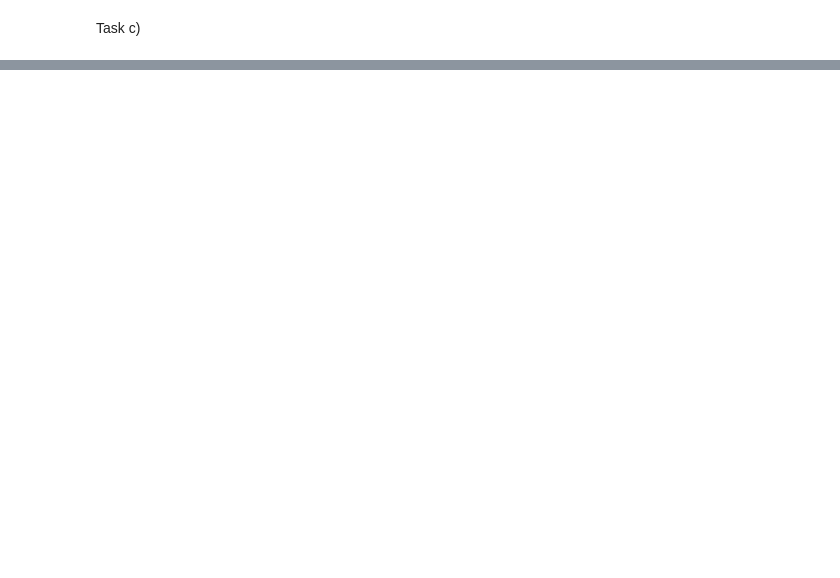
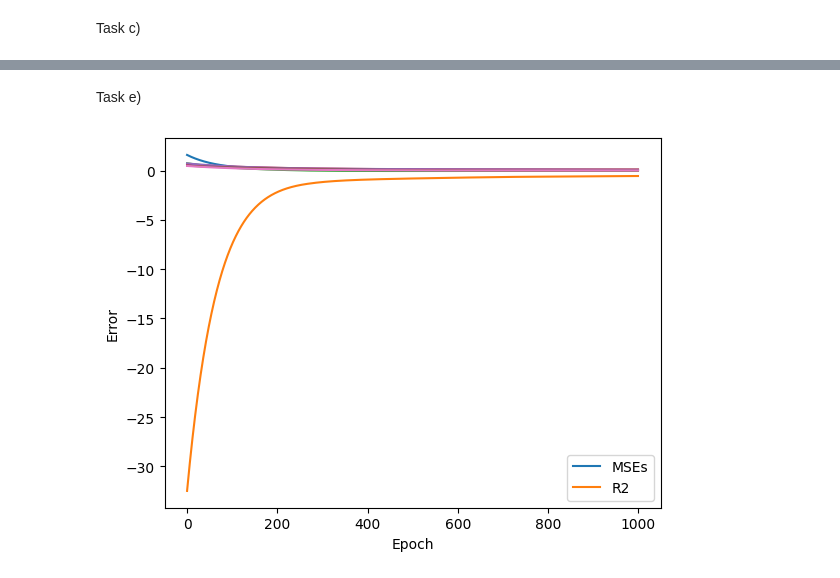
Before and after one commit to m-a-x-98/Fys-stk3155Exercises, a Jupyter notebook: oblig1.ipynb, the cells around one changed output, grey strips where cells are left out. Drawn from its saved outputs; the diff is of its cells as text; code cells hidden in the pictures; blank space fills up the shorter version.

```diff
--- a/oblig1.ipynb
+++ b/oblig1.ipynb
@@ -11,7 +11,10 @@ from tqdm import tqdm
 # %%
-def generateData(nData : int):
+def generateData(nData : int, noise : float) -> tuple[np.array, np.array, np.array, np.array]:
+    """
+    Generates train and test data for the Runge function
+    """
     x = np.linspace(-1, 1, nData)
-    y = 1 / (1 + 25*np.pow(x, 2)) + np.random.normal(0, 1)
+    y = 1 / (1 + 25*np.pow(x, 2)) + np.random.normal(0, noise, size=nData)
 
     return train_test_split(normalize(x.reshape(-1, 1), axis=0, norm='max'), y)
 # %%
@@ -125,15 +125,16 @@ Task c)
 # %%
 class Grads():
     def __init__(self, n, X, y):
-        self.temp1OLS = 2/n * X.T @ X
-        self.temp2OLS = 2/n * X.T @ y
-        self.temp1Ridge = 2/n * X.T @ X
-        self.temp2Ridge = 2/n * X.T @ y
+        self.temp1 = 2/n * X.T @ X
+        self.temp2 = 2/n * X.T @ y
 
     def gOLS(self, theta):
-        return self.temp1OLS @ theta - self.temp2OLS
+        return self.temp1 @ theta - self.temp2
 
 
     def gRidge(self, theta, l):
-        return self.temp1Ridge @ theta - self.temp2Ridge + 2*l*theta
+        return self.temp1 @ theta - self.temp2 + 2*l*theta
+
+    def gLasso(self, theta, l, X, y):
+        return 2/X.shape[0] * (X.T @ X @ theta - X.T @ y) + l*np.sign(theta)
 # %%
@@ -178,0 +236,60 @@ plt.show()
+# %% [markdown]
+Task e)
+# %%
+def gradientDescent3(x_train, x_test, y_train, y_test, n_features, learningRate, epoch, optimizer="adam", momentum=0, seed=0, decay1=0.9, decay2=0.99):
+    if seed != 0: np.random.seed(seed)
+    # Initialize weights for gradient descent
+    theta = np.random.rand(n_features)
+
+    mses = np.ndarray(epoch)
+    R2s = np.ndarray(epoch)
+    thetas = []
+
+    epsilon = 10E-8
+    lr = learningRate
+
+    grads = Grads(100, featureMat(x_train, n_features, noIntercept=True), y_train)
+    lastTheta = theta
+    gradsSum = np.zeros_like(theta)
+    movingAverage = np.zeros_like(theta)
+    movingAverage2 = np.zeros_like(theta)
+
+
+    # Gradient descent loop
+    for t in range(epoch):
+        # Compute gradients for OSL and Ridge
+        grad_OLS = grads.gLasso(theta, 0.01)
+        # Update parameters theta with momentum
+        if optimizer.lower() == "rmsprop" or optimizer.lower() == "adam":
+            movingAverage2 = decay2*movingAverage2 + (1-decay2) * np.pow(grad_OLS, 2)
+            if optimizer.lower() == "rmsprop":
+                theta = theta - lr * grad_OLS / np.sqrt(movingAverage2 + epsilon)
+            else:
+                movingAverage = (decay1*movingAverage + (1-decay1) * grad_OLS) / (1 - decay1)
+                movingAverage2 = movingAverage2 / (1-decay2)
+                theta = theta - lr * movingAverage / np.sqrt(movingAverage2 + epsilon)
+
+        else:
+            gradsSum += np.pow(grad_OLS, 2)
+            theta = theta - lr * grad_OLS + momentum*(theta - lastTheta)
+
+            if optimizer.lower() == "adagrad": lr = learningRate / (np.sqrt(gradsSum)+epsilon)
+
+        lastTheta = theta
+
+        thetas.append(theta)
+        mses[t], R2s[t] = testFit(x_test, y_test, theta)
+
+    plt.plot(range(epoch), mses, label="MSEs")
+    plt.plot(range(epoch), R2s, label="R2")
+    plt.plot(range(epoch), thetas)
+    plt.xlabel("Epoch")
+    plt.ylabel("Error")
+    plt.legend()
+    plt.show()
+
+x_train, x_test, y_train, y_test = generateData(100)
+x_train = x_train.flatten(); x_test = x_test.flatten()
+gradientDescent3(x_train, x_test, y_train, y_test, 5, 0.01, 1000, momentum=0.0001, optimizer="adam")
+# %% [output]
+[figure, added]
```
Also changed, not shown: parts of 20 cells of this notebook, 6 other files.
